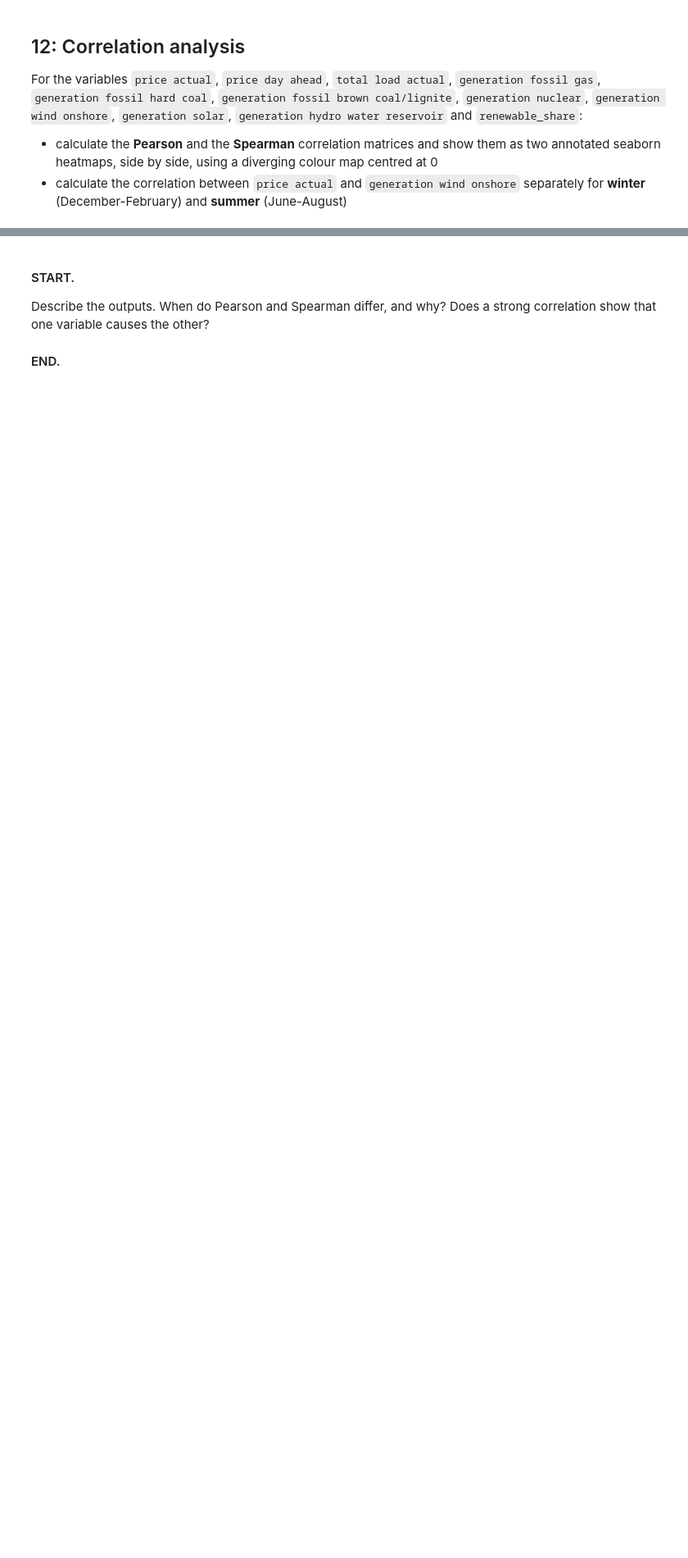
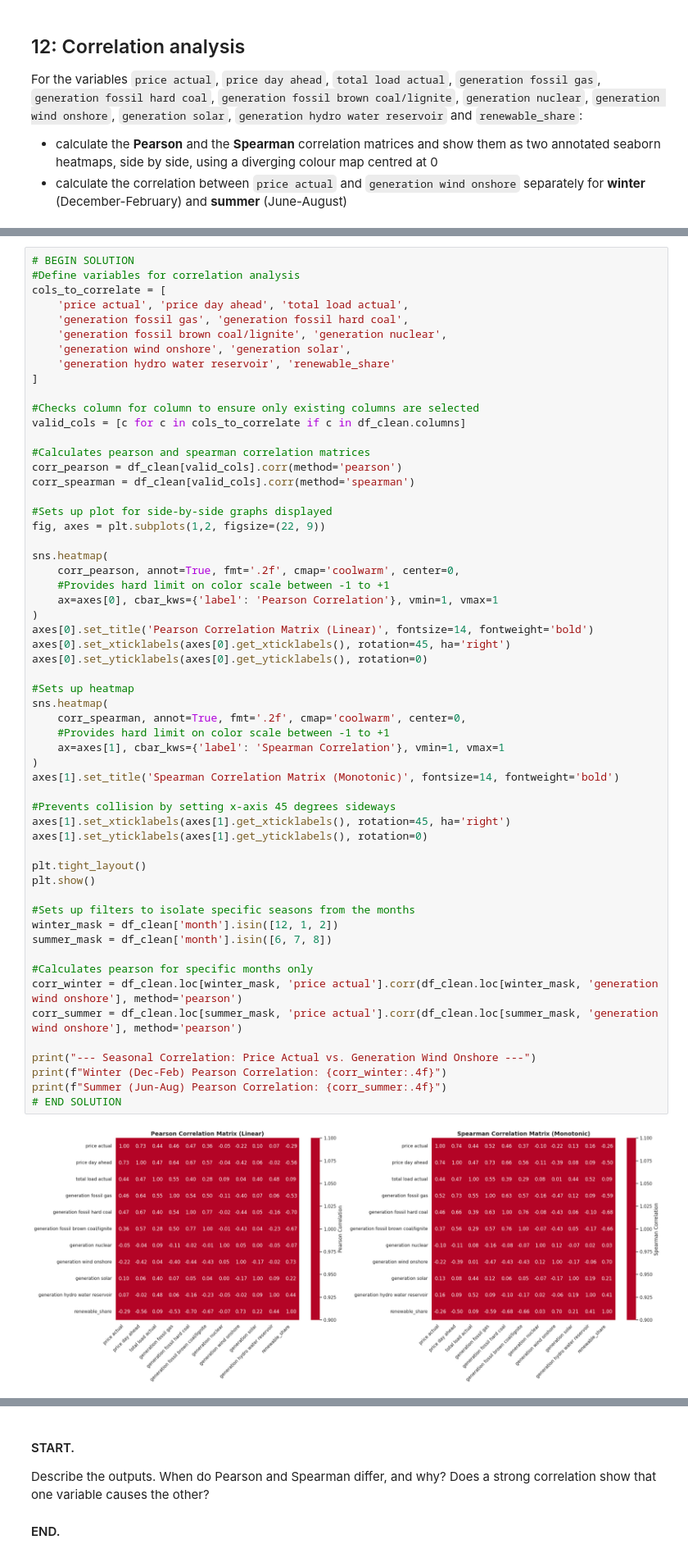
Before and after one commit to leon72305-source/26007815_tb1, a Jupyter notebook: 26007815_1.ipynb, the cells around one changed output, grey strips where cells are left out. Shown at 82% size. Drawn from its saved outputs; the diff is of its cells as text; blank space fills up the shorter version.

```diff
--- a/26007815_1.ipynb
+++ b/26007815_1.ipynb
@@ -942,0 +999,59 @@ For the variables `price actual`, `price day ahead`, `total load actual`, `gener
+# %%
+# BEGIN SOLUTION
+#Define variables for correlation analysis
+cols_to_correlate = [
+    'price actual', 'price day ahead', 'total load actual',
+    'generation fossil gas', 'generation fossil hard coal',
+    'generation fossil brown coal/lignite', 'generation nuclear',
+    'generation wind onshore', 'generation solar',
+    'generation hydro water reservoir', 'renewable_share'
+]
+
+#Checks column for column to ensure only existing columns are selected
+valid_cols = [c for c in cols_to_correlate if c in df_clean.columns]
+
+#Calculates pearson and spearman correlation matrices
+corr_pearson = df_clean[valid_cols].corr(method='pearson')
+corr_spearman = df_clean[valid_cols].corr(method='spearman')
+
+#Sets up plot for side-by-side graphs displayed
+fig, axes = plt.subplots(1,2, figsize=(22, 9))
+
+sns.heatmap(
+    corr_pearson, annot=True, fmt='.2f', cmap='coolwarm', center=0,
+    #Provides hard limit on color scale between -1 to +1
+    ax=axes[0], cbar_kws={'label': 'Pearson Correlation'}, vmin=1, vmax=1
+)
+axes[0].set_title('Pearson Correlation Matrix (Linear)', fontsize=14, fontweight='bold')
+axes[0].set_xticklabels(axes[0].get_xticklabels(), rotation=45, ha='right')
+axes[0].set_yticklabels(axes[0].get_yticklabels(), rotation=0)
+
+#Sets up heatmap
+sns.heatmap(
+    corr_spearman, annot=True, fmt='.2f', cmap='coolwarm', center=0,
+    #Provides hard limit on color scale between -1 to +1
+    ax=axes[1], cbar_kws={'label': 'Spearman Correlation'}, vmin=1, vmax=1
+)
+axes[1].set_title('Spearman Correlation Matrix (Monotonic)', fontsize=14, fontweight='bold')
+
+#Prevents collision by setting x-axis 45 degrees sideways
+axes[1].set_xticklabels(axes[1].get_xticklabels(), rotation=45, ha='right')
+axes[1].set_yticklabels(axes[1].get_yticklabels(), rotation=0)
+
+plt.tight_layout()
+plt.show()
+
+#Sets up filters to isolate specific seasons from the months
+winter_mask = df_clean['month'].isin([12, 1, 2])
+summer_mask = df_clean['month'].isin([6, 7, 8])
+
+#Calculates pearson for specific months only
+corr_winter = df_clean.loc[winter_mask, 'price actual'].corr(df_clean.loc[winter_mask, 'generation wind onshore'], method='pearson')
+corr_summer = df_clean.loc[summer_mask, 'price actual'].corr(df_clean.loc[summer_mask, 'generation wind onshore'], method='pearson')
+
+print("--- Seasonal Correlation: Price Actual vs. Generation Wind Onshore ---")
+print(f"Winter (Dec-Feb) Pearson Correlation: {corr_winter:.4f}")
+print(f"Summer (Jun-Aug) Pearson Correlation: {corr_summer:.4f}")
+# END SOLUTION
+# %% [output]
+[figure, added]
```
Also changed, not shown: parts of 10 cells of this notebook.
